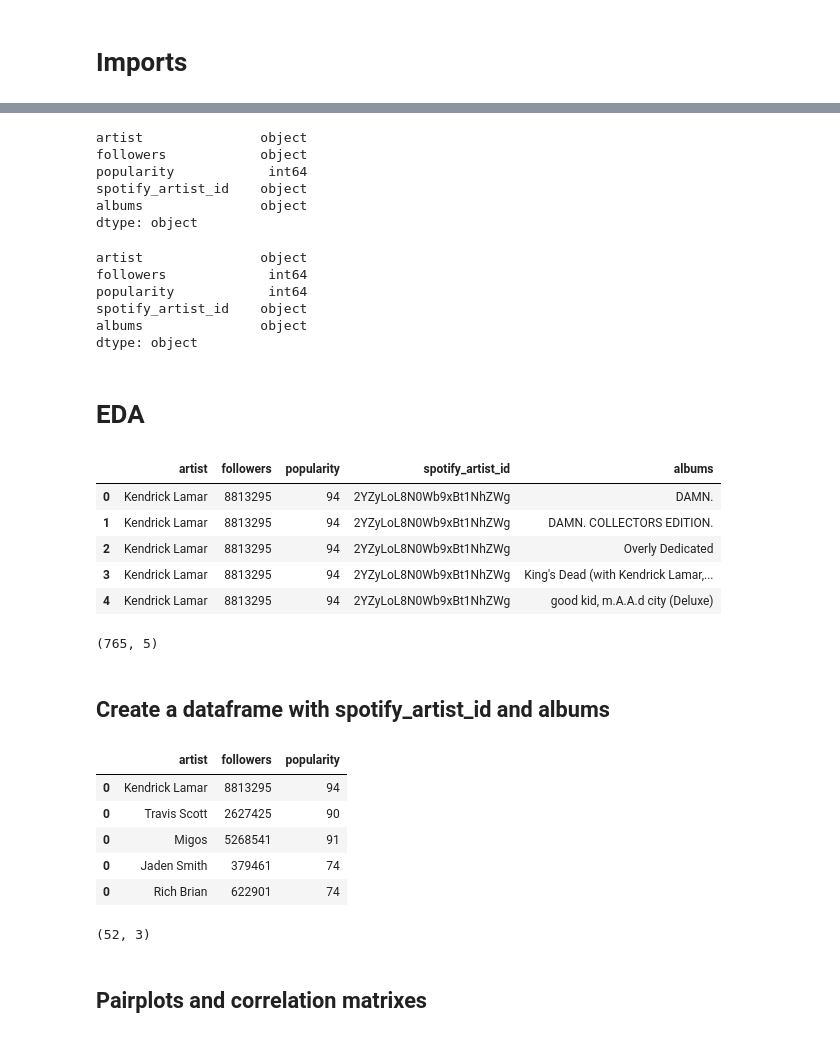
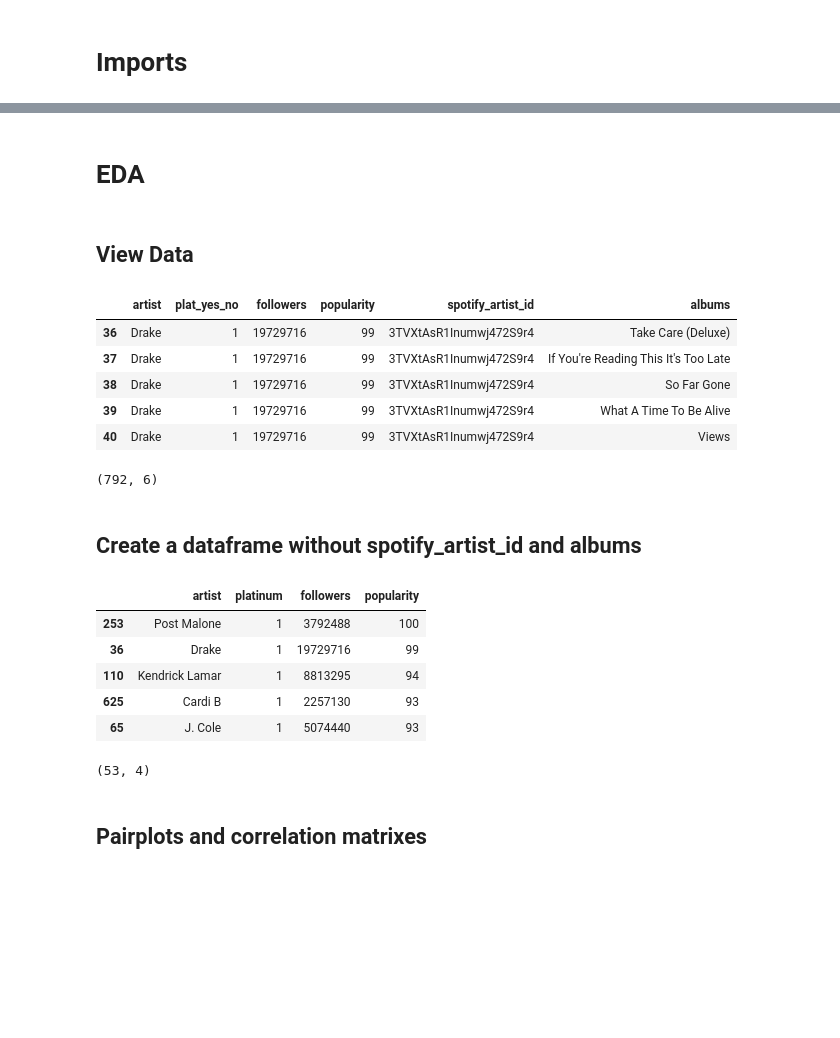
Before and after one commit to cyrus-rustomji/metis, a Jupyter notebook: spotify_3/Code/3_Pipeline.ipynb, the cells around one changed output, grey strips where cells are left out. Saved outputs shown, nothing was run; the diff lists cells and outputs as text; code cells hidden in the pictures; blank space fills up the shorter version.

```diff
--- a/spotify_3/Code/3_Pipeline.ipynb
+++ b/spotify_3/Code/3_Pipeline.ipynb
@@ -50,55 +55,39 @@ data.head()
-# %%
-data.dtypes
-# %% [output]
-artist               object
-followers            object
-popularity            int64
-spotify_artist_id    object
-albums               object
-dtype: object
-# %%
-data['followers'] = data['followers'].astype(int)
-# %%
-data.dtypes
-# %% [output]
-artist               object
-followers             int64
-popularity            int64
-spotify_artist_id    object
-albums               object
-dtype: object
 # %% [markdown]
 # EDA
+# %% [markdown]
+## View Data
 # %%
 data.head()
 # %% [output]
-|  | artist | followers | popularity | spotify_artist_id | albums |
-| 0 | Kendrick Lamar | 8813295 | 94 | 2YZyLoL8N0Wb9xBt1NhZWg | DAMN. |
-| 1 | Kendrick Lamar | 8813295 | 94 | 2YZyLoL8N0Wb9xBt1NhZWg | DAMN. COLLECTORS EDITION. |
-| 2 | Kendrick Lamar | 8813295 | 94 | 2YZyLoL8N0Wb9xBt1NhZWg | Overly Dedicated |
-| 3 | Kendrick Lamar | 8813295 | 94 | 2YZyLoL8N0Wb9xBt1NhZWg | King's Dead (with Kendrick Lamar,... |
-| 4 | Kendrick Lamar | 8813295 | 94 | 2YZyLoL8N0Wb9xBt1NhZWg | good kid, m.A.A.d city (Deluxe) |
+|  | artist | plat_yes_no | followers | popularity | spotify_artist_id | albums |
+| 36 | Drake | 1 | 19729716 | 99 | 3TVXtAsR1Inumwj472S9r4 | Take Care (Deluxe) |
+| 37 | Drake | 1 | 19729716 | 99 | 3TVXtAsR1Inumwj472S9r4 | If You're Reading This It's Too Late |
+| 38 | Drake | 1 | 19729716 | 99 | 3TVXtAsR1Inumwj472S9r4 | So Far Gone |
+| 39 | Drake | 1 | 19729716 | 99 | 3TVXtAsR1Inumwj472S9r4 | What A Time To Be Alive |
+| 40 | Drake | 1 | 19729716 | 99 | 3TVXtAsR1Inumwj472S9r4 | Views |
 # %%
 data.shape
 # %% [output]
-(765, 5)
+(792, 6)
 # %% [markdown]
-## Create a dataframe with spotify_artist_id and albums
+## Create a dataframe without spotify_artist_id and albums
 # %%
 df = data.drop(columns=['spotify_artist_id','albums'])
 df = df.drop_duplicates(subset=['artist'],keep='first')
+df = df.rename(columns={'plat_yes_no':'platinum'})
+df = df.sort_values(by=['popularity'],ascending=False)
 df.head()
 # %% [output]
-|  | artist | followers | popularity |
-| 0 | Kendrick Lamar | 8813295 | 94 |
-| 0 | Travis Scott | 2627425 | 90 |
-| 0 | Migos | 5268541 | 91 |
-| 0 | Jaden Smith | 379461 | 74 |
-| 0 | Rich Brian | 622901 | 74 |
+|  | artist | platinum | followers | popularity |
+| 253 | Post Malone | 1 | 3792488 | 100 |
+| 36 | Drake | 1 | 19729716 | 99 |
+| 110 | Kendrick Lamar | 1 | 8813295 | 94 |
+| 625 | Cardi B | 1 | 2257130 | 93 |
+| 65 | J. Cole | 1 | 5074440 | 93 |
 # %%
 df.shape
 # %% [output]
-(52, 3)
+(53, 4)
 # %% [markdown]
 ## Pairplots and correlation matrixes
 # %%
```
Also changed, not shown: parts of 85 cells of this notebook, 13 other files.
